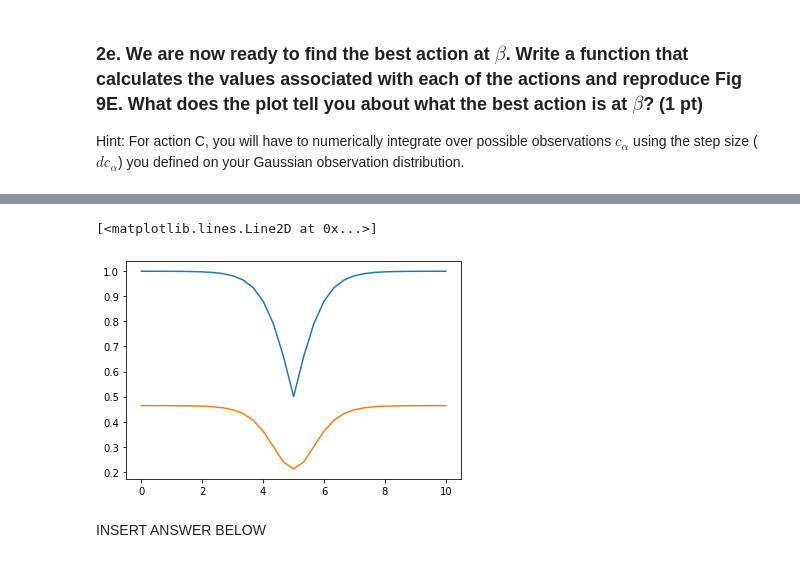
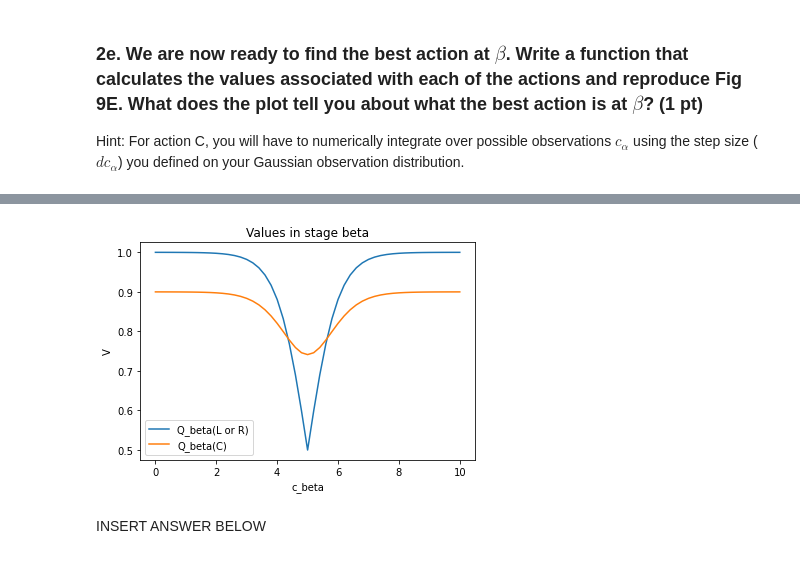
Before and after one commit to lolotta/Neural_Modeling, a Jupyter notebook: HW4/two_stage_FIRSTNAME_LASTNAME.ipynb, the cells around one changed output, grey strips where cells are left out. Saved outputs shown, nothing was run; the diff lists cells and outputs as text; code cells hidden in the pictures.

```diff
--- a/HW4/two_stage_FIRSTNAME_LASTNAME.ipynb
+++ b/HW4/two_stage_FIRSTNAME_LASTNAME.ipynb
@@ -100,7 +106,7 @@ INSERT ANSWER BELOW
 # %%
 # INSERT CODE BELOW
 def value_at_alpha(posterior_x1, posterior_x2):
-    v_alpha = np.max((posterior_x1, posterior_x2), axis=0)
+    v_alpha = np.max((posterior_x1 * np.max(r_1), posterior_x2 * np.max(r_2)), axis=0)
     return v_alpha
 # %%
 n = 101
@@ -143,7 +152,7 @@ def get_c_alpha_given_c_beta(c_alpha, c_beta):
     c_alpha_given_c_beta = prob_c_alpha_and_c_beta / prob_c_beta
     return c_alpha_given_c_beta
 # %%
-n = 51
+n = 101
 cs = np.linspace(0,10,n)
 
 ps = np.zeros(shape=(n,n))
@@ -168,28 +180,18 @@ Hint: For action C, you will have to numerically integrate over possible observa
 def q_value_at_beta(c_beta):
     qs = np.zeros(3)
     ps_belief_state = belief_state(c_beta)
-    qs[0] = ps_belief_state[0] * r_3[0]
-    qs[1] = ps_belief_state[1] * r_4[1]
+    qs[0] = ps_belief_state[0] * r_1[0]
+    qs[1] = ps_belief_state[1] * r_2[1]
 
 
     return qs
 
-def integrate(c_alpha_values, c_beta, p_c_alpha_given_x1, p_c_alpha_given_x2):
+def integrate(c_alpha_values, c_beta, p_c_alpha_given_x):
     beliefs = update_belief_state_alpha(c_alpha_values, c_beta)
     value_at_alph = value_at_alpha(beliefs, 1-beliefs)
-    c_alpha_given_c_beta = get_c_alpha_given_c_beta(c_alpha_values, c_beta)
-    # print(value_at_alph)
-    # print((value_at_alph * p_c_alpha_given_x2 * c_alpha_given_c_beta).shape)
 
+    return value_at_alph * p_c_alpha_given_x
 
-    return value_at_alph * c_alpha_given_c_beta * p_c_alpha_given_x1
-
-def integrate2(c_alpha_values, c_beta, p_c_alpha_given_x1, p_c_alpha_given_x2):
-    beliefs = update_belief_state_alpha(c_alpha_values, c_beta)
-    value_at_alph = value_at_alpha(beliefs, 1-beliefs)
-    c_alpha_given_c_beta = get_c_alpha_given_c_beta(c_alpha_values, c_beta)
-
-    return value_at_alph * c_alpha_given_c_beta* p_c_alpha_given_x2
 
 def q_value_c_at_beta(c_beta):
     # return q
@@ -200,12 +202,12 @@ def q_value_c_at_beta(c_beta):
     c_alpha_values = np.arange(lower_limit, upper_limit + step_size, step_size)
     p_c_alpha_given_x1 = scipy.stats.norm(loc=mu1,scale=sigma).pdf(c_alpha_values)
     p_c_alpha_given_x2 = scipy.stats.norm(loc=mu2,scale=sigma).pdf(c_alpha_values)
-    values1 = integrate(c_alpha_values, c_beta, p_c_alpha_given_x1, p_c_alpha_given_x2)
-    values2 = integrate2(c_alpha_values, c_beta, p_c_alpha_given_x1, p_c_alpha_given_x2)
+    values1 = integrate(c_alpha_values, c_beta, p_c_alpha_given_x1)
+    values2 = integrate(c_alpha_values, c_beta, p_c_alpha_given_x2)
+
     # Perform numerical integration using the trapezoidal rule
-    integral_result = np.trapz(values1,c_alpha_values,step_size)
+    integral_result = np.trapz(values1, c_alpha_values,step_size)
     integral_result2 = np.trapz(values2, c_alpha_values,step_size)
-    print(integral_result, integral_result2)
 
     return -0.1 + belief_state(c_beta)[0]*integral_result + belief_state(c_beta)[1]*integral_result2 #+ belief_state(c_beta)[0]*integral_result2 + belief_state(c_beta)[1]*integral_result
 # %%
@@ -237,9 +221,13 @@ for c_beta in range(cs.shape[0]):
 # %%
-plt.plot(cs, np.max(qs_beta[:,:2], axis=1))
-plt.plot(cs, qs_beta[:,2])
+plt.plot(cs, np.max(qs_beta[:,:2], axis=1), label = "Q_beta(L or R)")
+plt.plot(cs, qs_beta[:,2], label = "Q_beta(C)")
+plt.xlabel("c_beta")
+plt.ylabel("V")
+plt.title("Values in stage beta")
+
+plt.legend();
 # %% [output]
-[<matplotlib.lines.Line2D at 0x...>]
-[figure, old version]
+[figure, new version]
 # %% [markdown]
 INSERT ANSWER BELOW
 # %% [markdown]
```
Also changed, not shown: parts of 13 cells of this notebook.
